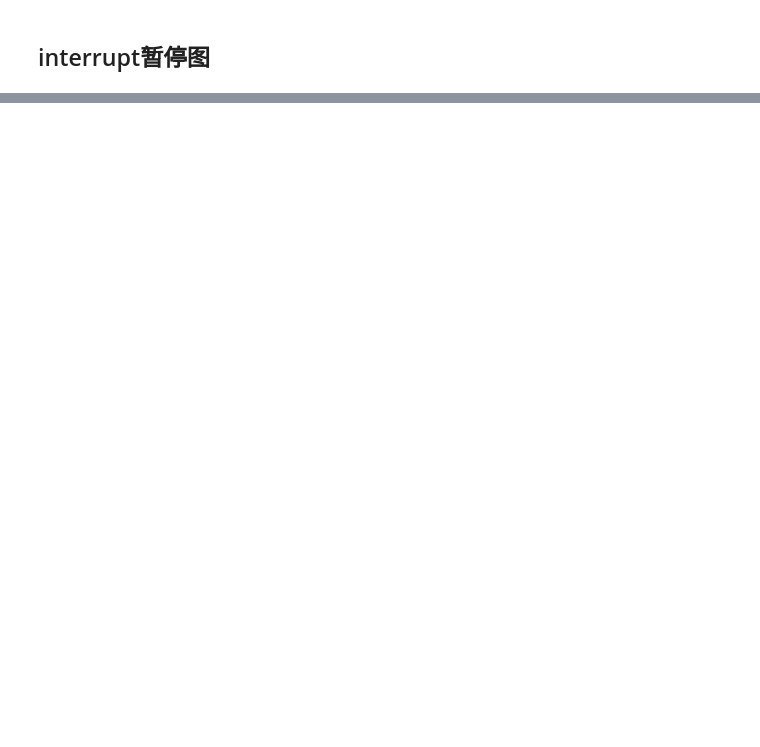
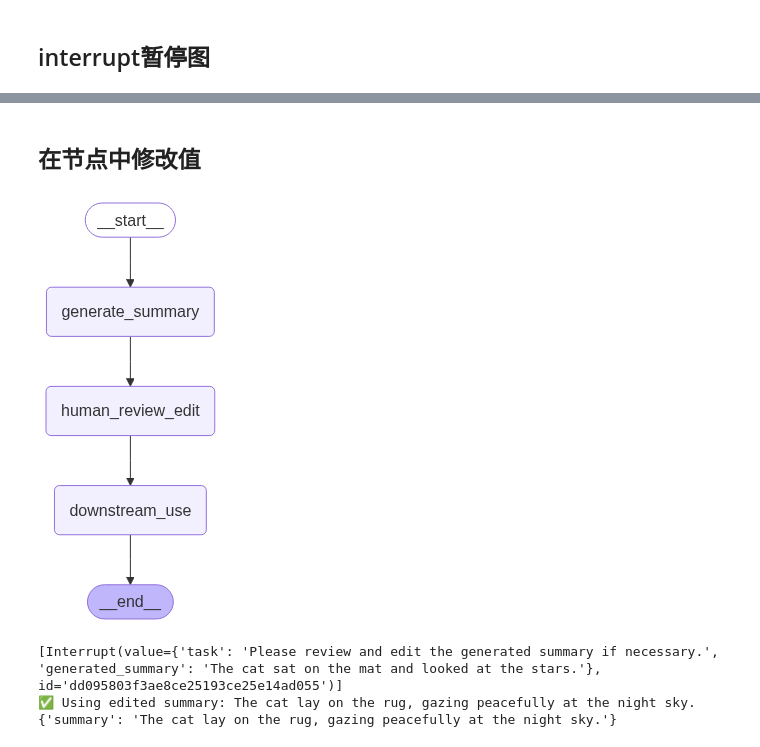
Before and after one commit to barry166/langgraph-dev, a Jupyter notebook: human-in-the-loop.ipynb, the cells around one changed output, grey strips where cells are left out. Drawn from its saved outputs; the diff is of its cells as text; code cells hidden in the pictures; blank space fills up the shorter version.

```diff
--- a/human-in-the-loop.ipynb
+++ b/human-in-the-loop.ipynb
@@ -81,0 +168,72 @@ NameError: name 'State' is not defined
+# %% [markdown]
+## 在节点中修改值
+# %%
+from typing import TypedDict
+import uuid
+
+from langgraph.constants import START, END
+from langgraph.graph import StateGraph
+from langgraph.types import interrupt, Command
+from langgraph.checkpoint.memory import InMemorySaver
+
+# Define the graph state
+class State(TypedDict):
+    summary: str
+
+# Simulate an LLM summary generation
+def generate_summary(state: State) -> State:
+    return {
+        "summary": "The cat sat on the mat and looked at the stars."
+    }
+
+# Human editing node
+def human_review_edit(state: State) -> State:
+    result = interrupt({
+        "task": "Please review and edit the generated summary if necessary.",
+        "generated_summary": state["summary"]
+    })
+    return {
+        "summary": result["edited_summary"]
+    }
+
+# Simulate downstream use of the edited summary
+def downstream_use(state: State) -> State:
+    print(f"✅ Using edited summary: {state['summary']}")
+    return state
+
+# Build the graph
+builder = StateGraph(State)
+builder.add_node("generate_summary", generate_summary)
+builder.add_node("human_review_edit", human_review_edit)
+builder.add_node("downstream_use", downstream_use)
+
+builder.set_entry_point("generate_summary")
+builder.add_edge("generate_summary", "human_review_edit")
+builder.add_edge("human_review_edit", "downstream_use")
+builder.add_edge("downstream_use", END)
+
+# Set up in-memory checkpointing for interrupt support
+checkpointer = InMemorySaver()
+graph = builder.compile(checkpointer=checkpointer)
+
+display(Image(graph.get_graph().draw_mermaid_png()))
+# Invoke the graph until it hits the interrupt
+config = {"configurable": {"thread_id": uuid.uuid4()}}
+result = graph.invoke({}, config=config)
+
+# Output interrupt payload
+print(result["__interrupt__"])
+
+
+# 在这里恢复图状态并传递修改的值
+edited_summary = "The cat lay on the rug, gazing peacefully at the night sky."
+resumed_result = graph.invoke(
+    Command(resume={"edited_summary": edited_summary}),
+    config=config
+)
+print(resumed_result)
+# %% [output]
+[figure, added]
+[Interrupt(value={'task': 'Please review and edit the generated summary if necessary.', 'generated_summary': 'The cat sat on the mat and looked at the stars.'}, id='dd095803f3ae8ce25193ce25e14ad055')]
+✅ Using edited summary: The cat lay on the rug, gazing peacefully at the night sky.
+{'summary': 'The cat lay on the rug, gazing peacefully at the night sky.'}
```
Also changed, not shown: parts of 13 cells of this notebook.
